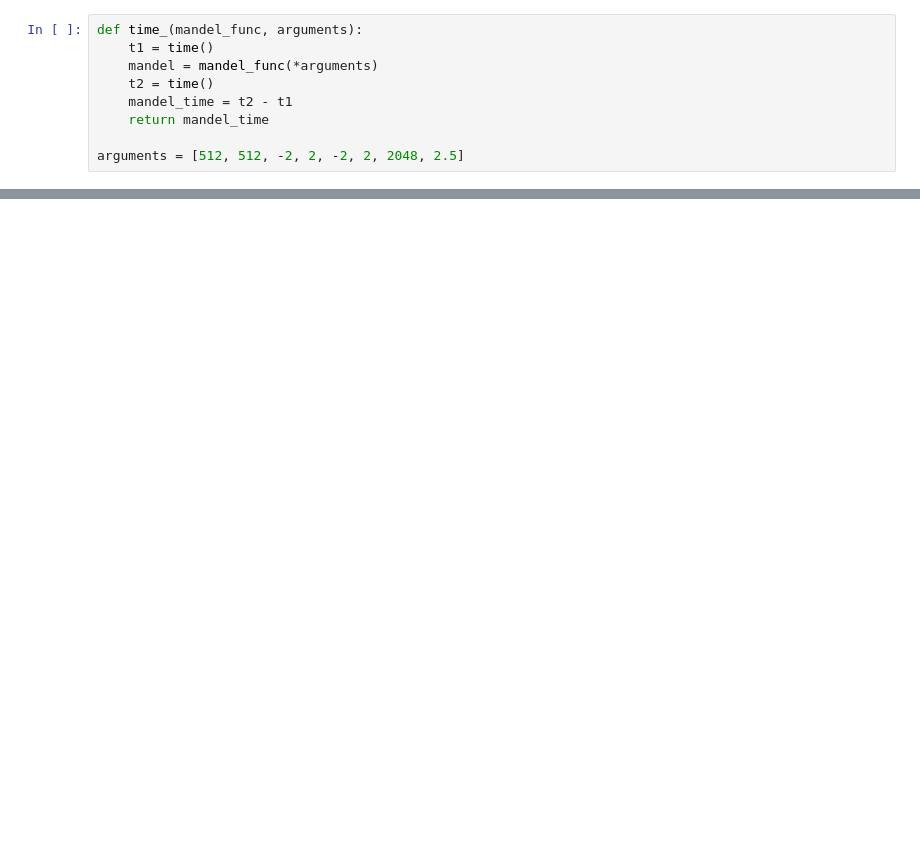
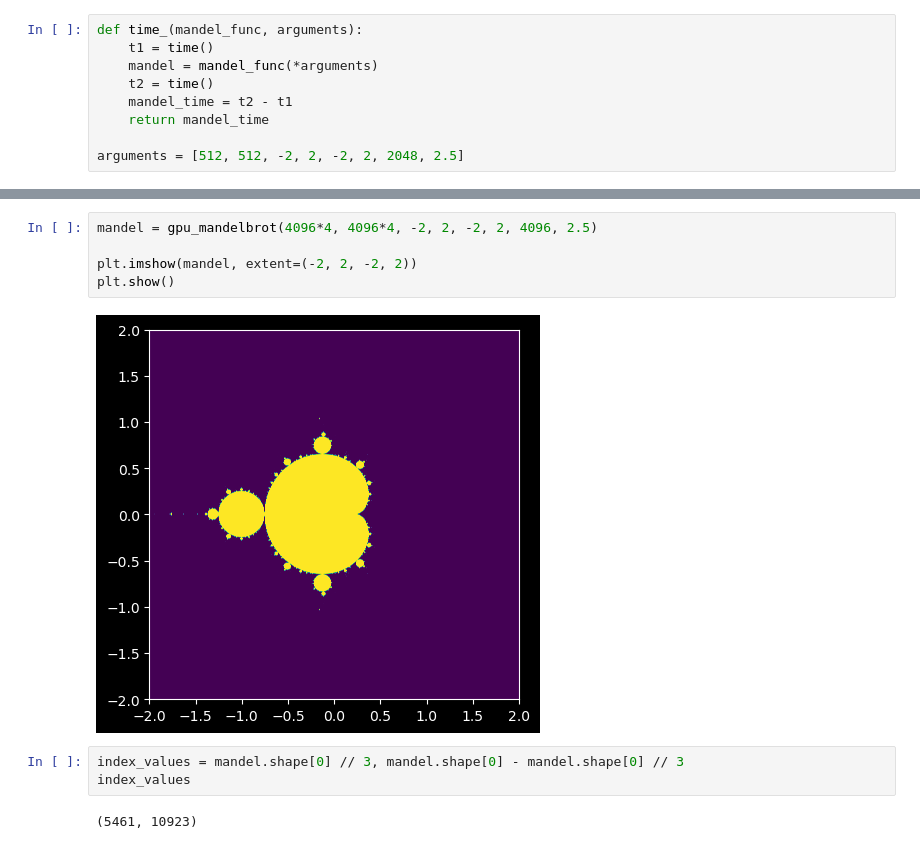
Before and after one commit to agentzero001/jupyter, a Jupyter notebook: Python_Libs/pycuda/mandelbrot_gpu.ipynb, the cells around one changed output, grey strips where cells are left out. Cells and saved outputs as stored; diff of their text form; blank space fills up the shorter version.

```diff
--- a/Python_Libs/pycuda/mandelbrot_gpu.ipynb
+++ b/Python_Libs/pycuda/mandelbrot_gpu.ipynb
@@ -131,0 +135,12 @@ time_(gpu_mandelbrot, arguments)
+# %%
+mandel = gpu_mandelbrot(4096*4, 4096*4, -2, 2, -2, 2, 4096, 2.5)
+
+plt.imshow(mandel, extent=(-2, 2, -2, 2))
+plt.show()
+# %% [output]
+[figure, added]
+# %%
+index_values = mandel.shape[0] // 3, mandel.shape[0] - mandel.shape[0] // 3
+index_values
+# %% [output]
+(5461, 10923)
```
Also changed, not shown: parts of 9 cells of this notebook, 2 other files.
